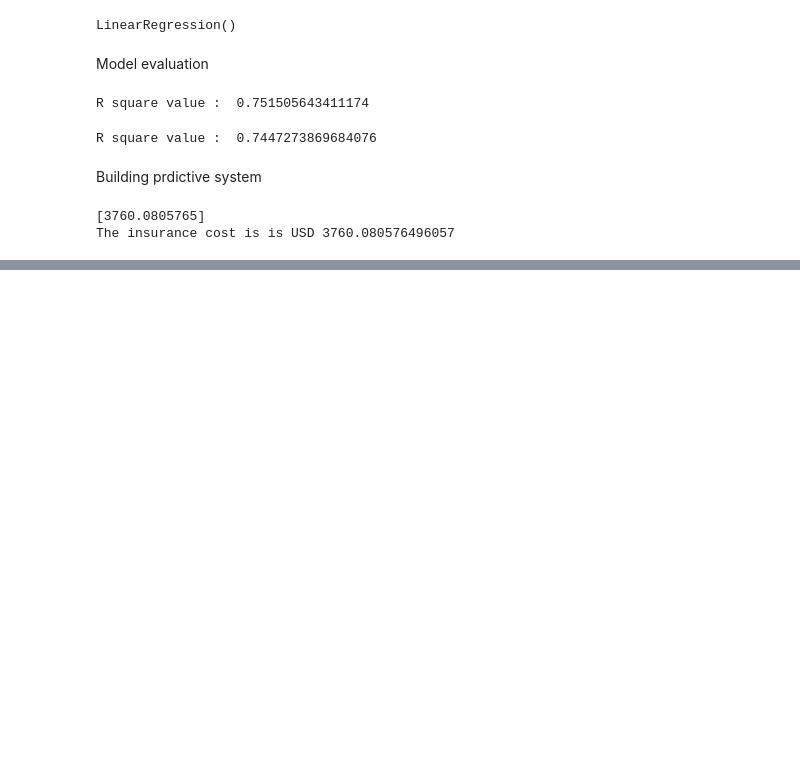
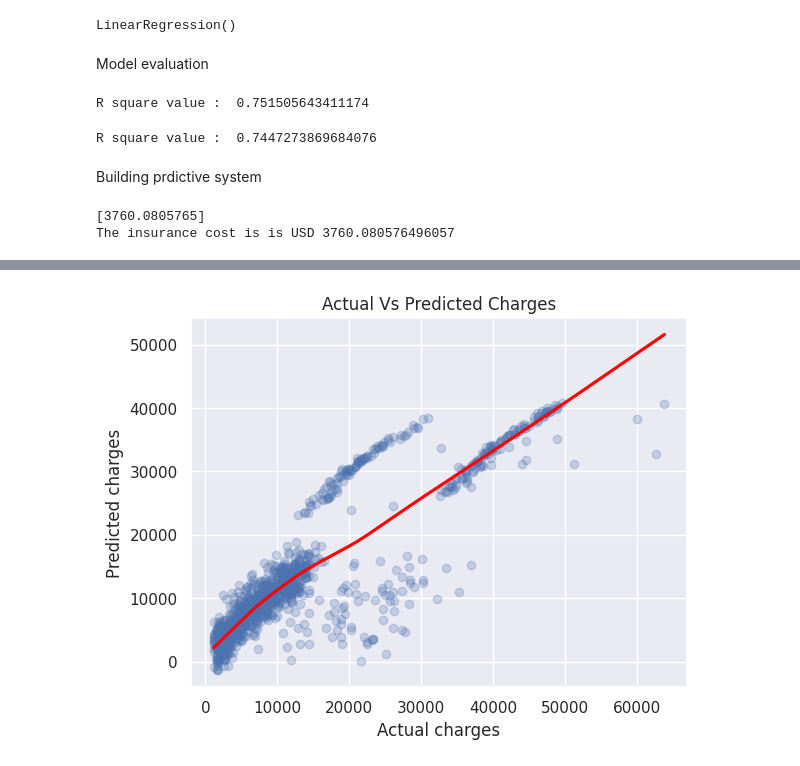
Before and after one commit to Student-te/Prerana, a Jupyter notebook: insurance_project.ipynb, the cells around one changed output, grey strips where cells are left out. Drawn from its saved outputs; the diff is of its cells as text; code cells hidden in the pictures; blank space fills up the shorter version.

```diff
--- a/insurance_project.ipynb
+++ b/insurance_project.ipynb
@@ -318,0 +378,9 @@ The insurance cost is is USD 3760.080576496057
+# %%
+#create a scatter plot of regression line
+sns.regplot(x=Y_train, y=training_data_prediction,lowess = True, line_kws={'color':'red'}, scatter_kws={'alpha':0.25})
+plt.xlabel('Actual charges')
+plt.ylabel('Predicted charges')
+plt.title("Actual vs Predicted charges".title())
+plt.show()
+# %% [output]
+[figure, added]
```
Also changed, not shown: parts of 7 cells of this notebook.
